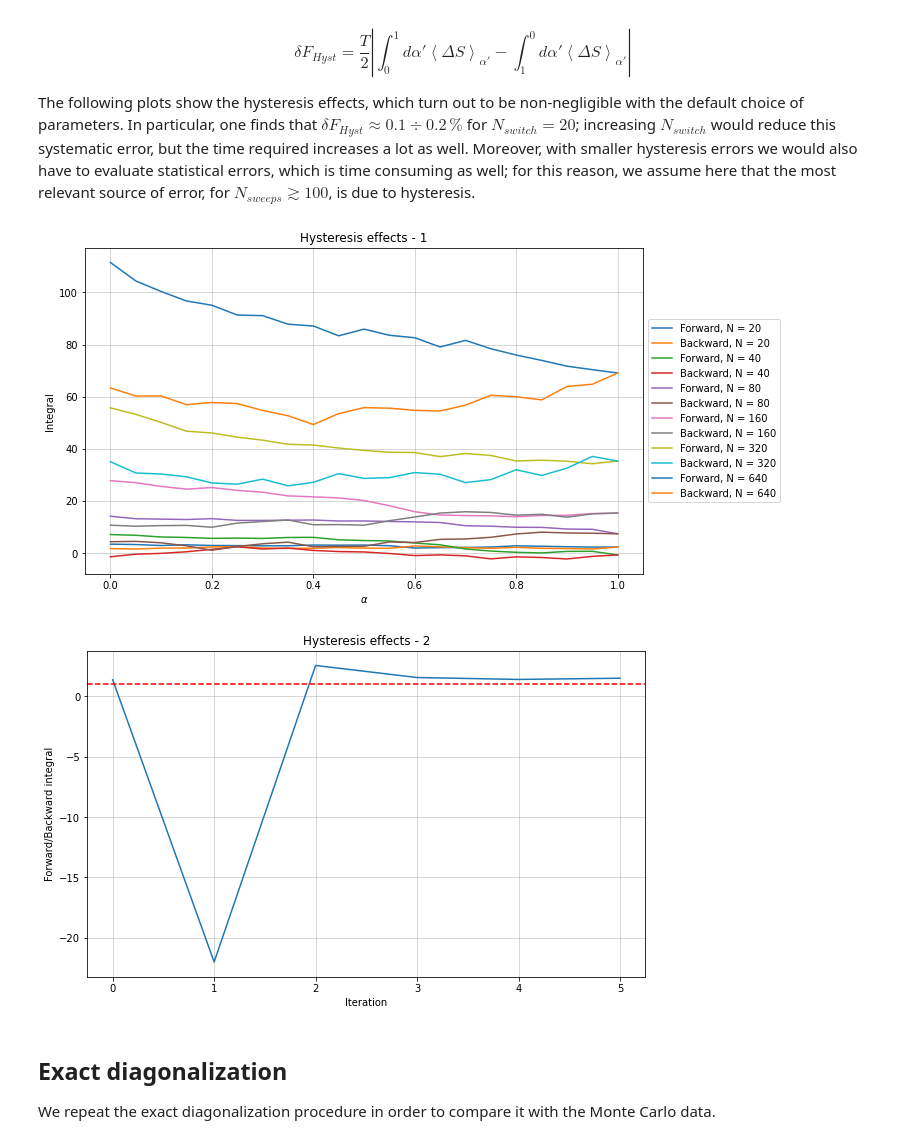
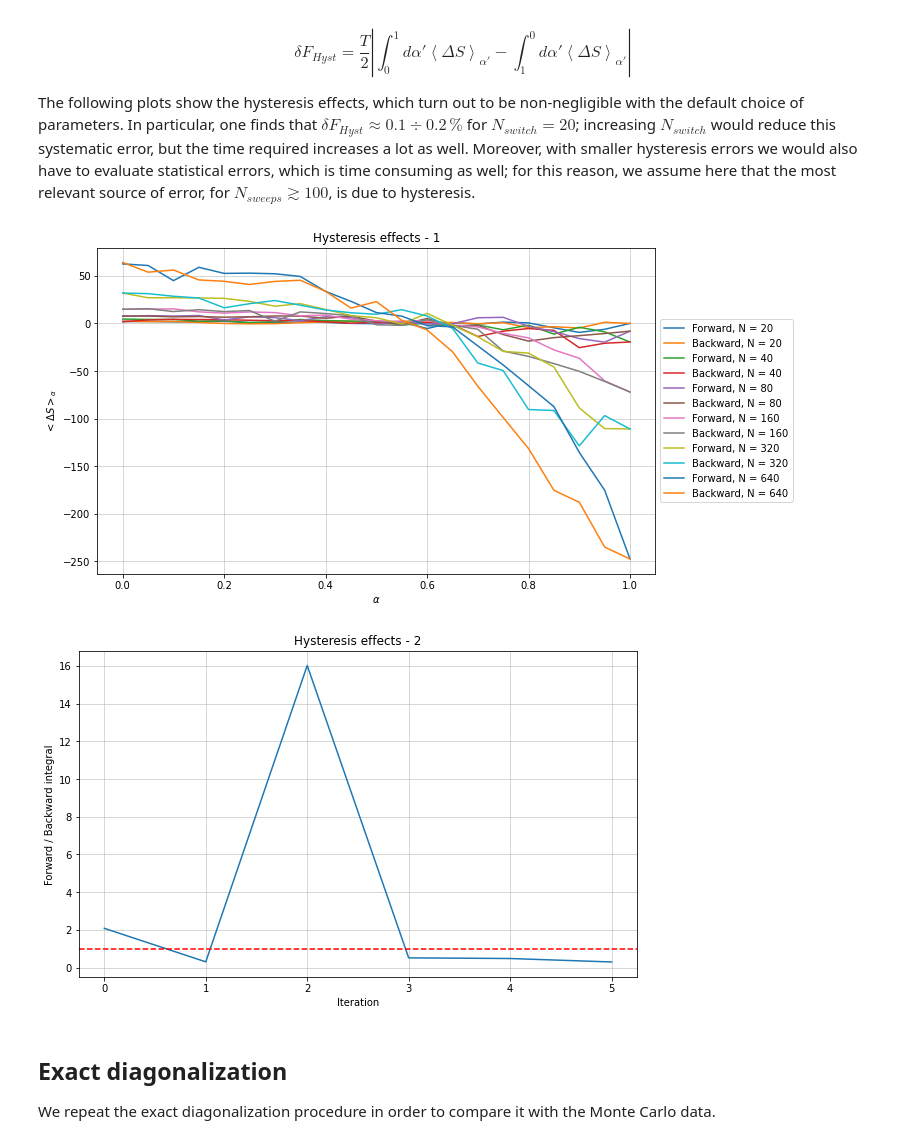
Before and after one commit to FabioOri/QuantumMonteCarlo, a Jupyter notebook: 3_adiabatic.ipynb, the cells around one changed output. Drawn from its saved outputs; the diff is of its cells as text; code cells hidden in the pictures.

```diff
--- a/3_adiabatic.ipynb
+++ b/3_adiabatic.ipynb
@@ -121,47 +121,52 @@ logZ_vec = np.zeros(n);                           # Logarithm of the partition f
 T_vec = np.zeros(n);                              # Temperature
 F_vec = np.zeros(n);                              # Free energy
 
+N0 = int(N);                                      # Variable N
+
 for iT in tqdm(range(n), leave = False):
     dalpha = 1/Nswitch;                           # Lattice separation in alpha space
-    beta = N*a;                                   # Total euclidean time
+    beta = N0*a;                                  # Total euclidean time
     T_vec[iT] = 1/beta;                           # Corresponding temperature
 
-    x = np.zeros(N);                              # Cold start
+    x = np.zeros(N0);                             # Cold start
 
     for ialpha in tqdm(range(2*Nswitch+1), leave = False):      # Loop on twice the number of steps
-        if ialpha < Nswitch:                                    # (to take into account hysteresis effects)
-            alpha = ialpha*dalpha;
+        if ialpha < Nswitch:                                    # Building the coupling constant vector
+            alpha = ialpha*dalpha;                              # (from 0 to 1 and then from 1 to 0)
             alpha_vec[ialpha] = alpha;
         else:
             alpha = 2-ialpha*dalpha;
             alpha_vec[ialpha] = alpha;
 
         for j in range(5*Ncor):                                # Initial thermalization
-            update(x, alpha, N);
+            update(x, alpha, N0);
         for k in tqdm(range(Nsweeps), leave = False):
             for j in range(Ncor):                              # Thermalization steps between each measurement
-                update(x, alpha, N);
+                update(x, alpha, N0);
 
             deltaS = 0;                                        # Compute the difference in action
-            for j in range(N):                                 # Sum over all lattice points
-                _, delS = S(j, x, alpha, N);
-                deltaS = deltaS + delS;
+            for j in range(N0):                                # Sum over all lattice points
+                _, deltaSj = S(j, x, alpha, N0);
+                deltaS = deltaS + deltaSj;
 
             mean_deltaS[ialpha, iT] = mean_deltaS[ialpha, iT] + deltaS;
 
     mean_deltaS[:, iT] = mean_deltaS[:, iT] / Nsweeps;         # Compute the mean value over configurations
 
     # Integration with trapeziodal rule of the mean values w.r.t. alpha
-    # (1 is in going forward, 2 backward, in order to take into account possible hysteresis effects)
+    # (1 is in going forward, 2 in going backward, so it has to be summed with opposite sign)
     integral_dS1[iT] = np.trapz(mean_deltaS[0:Nswitch+1, iT], alpha_vec[0:Nswitch+1]);
-    integral_dS2[iT] = np.trapz(mean_deltaS[Nswitch:2*Nswitch+1, iT], alpha_vec[Nswitch:2*Nswitch+1]);
+    integral_dS2[iT] = - np.trapz(mean_deltaS[Nswitch:2*Nswitch+1, iT], alpha_vec[Nswitch:2*Nswitch+1]);
 
     Z0 = np.exp(-beta*w0/2) / (1-np.exp(-beta*w0));                            # Partition function of the reference system
 
     logZ_vec[iT] = np.log(Z0) - (integral_dS1[iT] + integral_dS2[iT])/2;       # Adiabatic switching formula
-    F_vec[iT] = -logZ_vec[iT]*T_vec[iT];                                       # Free energy
+    F_vec[iT] = logZ_vec[iT]*T_vec[iT];                                        # Free energy
 
-    N = N*2;          # Update the value of N at the end of each iteration
+    N0 = int(N0*2);         # Update the value of N0 at the end of each iteration
+
+    print('1 = '+str(integral_dS1[iT])+'                2 = '+str(integral_dS2[iT]))
+    print(mean_deltaS[:, iT])
 
 
 # Plotting the results
@@ -185,34 +201,34 @@ The following plots show the hysteresis effects, which turn out to be non-neglig
 # %%
 # Mean values plot
 fig, ax = plt.subplots(figsize=(10,6))
-N = N/2**n;
+N0 = N;
 for iT in range(n):
-    ax.plot(alpha_vec[0:Nswitch+1], mean_deltaS[0:Nswitch+1, iT], label = 'Forward, N = '+str(round(N)));
-    ax.plot(alpha_vec[Nswitch:2*Nswitch+1], mean_deltaS[Nswitch:2*Nswitch+1, iT], label = 'Backward, N = '+str(round(N)));
-    N = 2*N;
+    ax.plot(alpha_vec[0:Nswitch+1], mean_deltaS[0:Nswitch+1, iT], label = 'Forward, N = '+str(round(N0)));
+    ax.plot(alpha_vec[Nswitch:2*Nswitch+1], mean_deltaS[Nswitch:2*Nswitch+1, iT], label = 'Backward, N = '+str(round(N0)));
+    N0 = 2*N0;
 
 ax.set_xlabel('$\\alpha$');
-ax.set_ylabel('Integral');
+ax.set_ylabel('$<\Delta S>_\\alpha$');
 plt.grid(linewidth=0.5);
 plt.title('Hysteresis effects - 1');
 ax.legend(loc='center left', bbox_to_anchor=(1, 0.5))
 plt.show();
 
 # Ratio between integrals
 fig, ax = plt.subplots(figsize=(10,6))
-ax.plot([i for i in range(n)], -integral_dS1 / integral_dS2);      # Opposite sign due to opposite alpha-axis orientations
+ax.plot([i for i in range(n)], np.abs(integral_dS1 / integral_dS2));
 plt.axhline(y = 1, ls = '--', color = 'red')
 ax.set_xlabel('Iteration');
-ax.set_ylabel('Forward/Backward integral');
+ax.set_ylabel('Forward / Backward integral');
 plt.grid(linewidth=0.5);
 plt.title('Hysteresis effects - 2');
 plt.show();
 
 # Hysteresis error estimate (the factor T is included at the end of the code)
 err_hyst = np.abs(integral_dS1 - integral_dS2) / 2;
 # %% [output]
-[figure, old version]
+[figure, new version]
-[figure, old version]
+[figure, new version]
 # %% [markdown]
 ## Exact diagonalization
 We repeat the exact diagonalization procedure in order to compare it with the Monte Carlo data.
```
Also changed, not shown: parts of 4 cells of this notebook.
